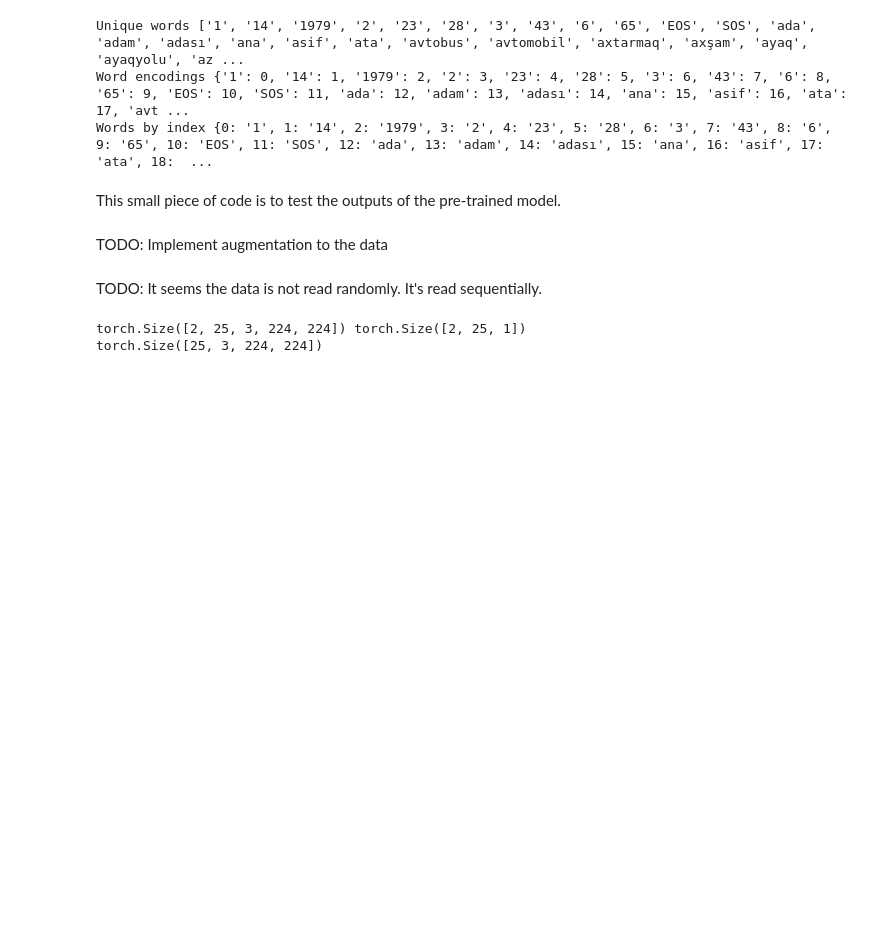
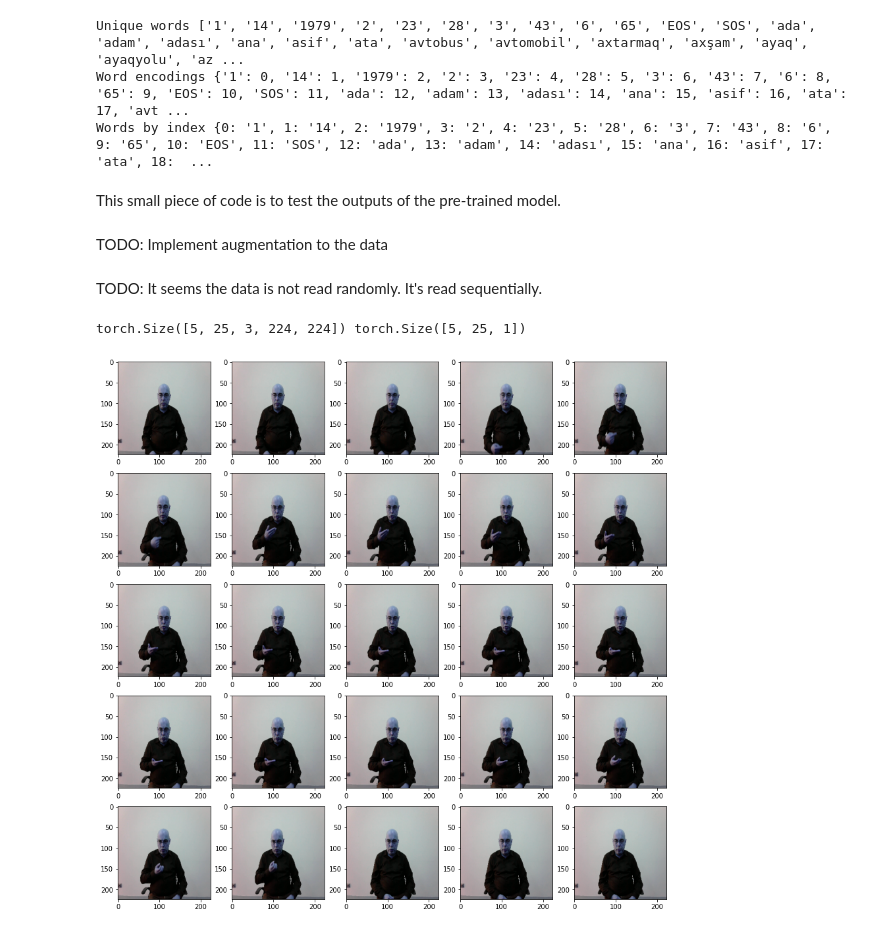
Before and after one commit to ADA-SITE-JML/sign-lang, a Jupyter notebook: jamal/CNN_LSTM_Attention_TrLeInEnc.ipynb, the cells around one changed output. Saved outputs shown, nothing was run; the diff lists cells and outputs as text; code cells hidden in the pictures; blank space fills up the shorter version.

```diff
--- a/jamal/CNN_LSTM_Attention_TrLeInEnc.ipynb
+++ b/jamal/CNN_LSTM_Attention_TrLeInEnc.ipynb
@@ -156,6 +157,18 @@ This small piece of code is to test the outputs of the pre-trained model.
 # result = model_new(x)
 # n,out_filters,out_width,out_height = result['layer12'].shape
 # print(n,out_filters,out_width,out_height)
+# %%
+rows = 5
+cols = 5
+
+def visualize_frames(frames):
+  fig, axes = plt.subplots(nrows=rows, ncols=cols, figsize=(15,15))
+
+  idx = 0
+  for i in range(rows):
+      for j in range(cols):
+        axes[i, j].imshow(frames[0,idx,:,:,:].permute(1,2,0).cpu()*255.0)
+        idx += 1
 # %% [markdown]
 TODO: Implement augmentation to the data
 # %%
@@ -247,41 +265,58 @@ class SLDataset(Dataset):
         hands_only = keep_frames_with_hands(reader).to(config.device)
 
         if config.video_processing_tool == 'OpenCV':
           reader.release()
         elif config.video_processing_tool == 'VidGear':
           reader.stop()
         elif config.video_processing_tool == 'TorchVision':
           pass
 
         if config.debug:
           print(idx,video_path,encoding)
 
         n,l,w,h = hands_only.shape
-        compliment_arr = torch.zeros(config.max_frames-n,l,w,h).to(config.device)
-        hands_only = torch.cat((hands_only,compliment_arr),0)
+
+        # When frames are more than we need but not that much (just trim it from the start and end)
+        if (n > config.max_frames) and (n < 1.5*config.max_frames):
+          left = (n-config.max_frames)//2
+          right = n-left-1
+          hands_only = hands_only[left:right,:,:,:]
+          n = hands_only.shape[0]
+        # If we have much more frames than we need
+        elif (n > config.max_frames):
+          slice_step = max(2,(n//config.max_frames)+1)
+          hands_only = hands_only[::slice_step,:,:,:]
+          n = hands_only.shape[0]
+
+        # If we have less frames than we need
+        # This should be a separate IF: the result of the previous IFs may also deliver fewer frame count
+        if (n < config.max_frames):
+          compliment_arr = torch.zeros(config.max_frames-n,l,w,h).to(config.device)
+          hands_only = torch.cat((hands_only,compliment_arr),0)
 
         return hands_only, torch.reshape(encoding,(enc_shape,1))
 
     def __len__(self):
         return len(self.df)
 
 def get_dataloader(df, phase: str, batch_size: int = 96) -> DataLoader:
     train_df, val_df = train_test_split(df, test_size=0.1, random_state=config.seed, stratify=df['id'])
     train_df, val_df = train_df.reset_index(drop=True), val_df.reset_index(drop=True)
     df = train_df if phase == 'train' else val_df
     dataset = SLDataset(df)
     dataloader = DataLoader(dataset=dataset, batch_size=batch_size, num_workers=0)
     return dataloader
 
-dl = get_dataloader(df,'train',2)
+dl = get_dataloader(df,'train',5)
 dl_next = next(iter(dl))
 a,b = dl_next
-print(a.shape,b.shape)
-INPUT_SHAPE = (a.shape[1:])
-print(INPUT_SHAPE)
+
+if config.debug:
+  print(a.shape,b.shape)
+  visualize_frames(a)
 # %% [output]
-torch.Size([2, 25, 3, 224, 224]) torch.Size([2, 25, 1])
-torch.Size([25, 3, 224, 224])
+torch.Size([5, 25, 3, 224, 224]) torch.Size([5, 25, 1])
+[figure, added]
 # %%
 import torchvision
 from torchvision.models import squeezenet1_1
```
Also changed, not shown: parts of 5 cells of this notebook.
